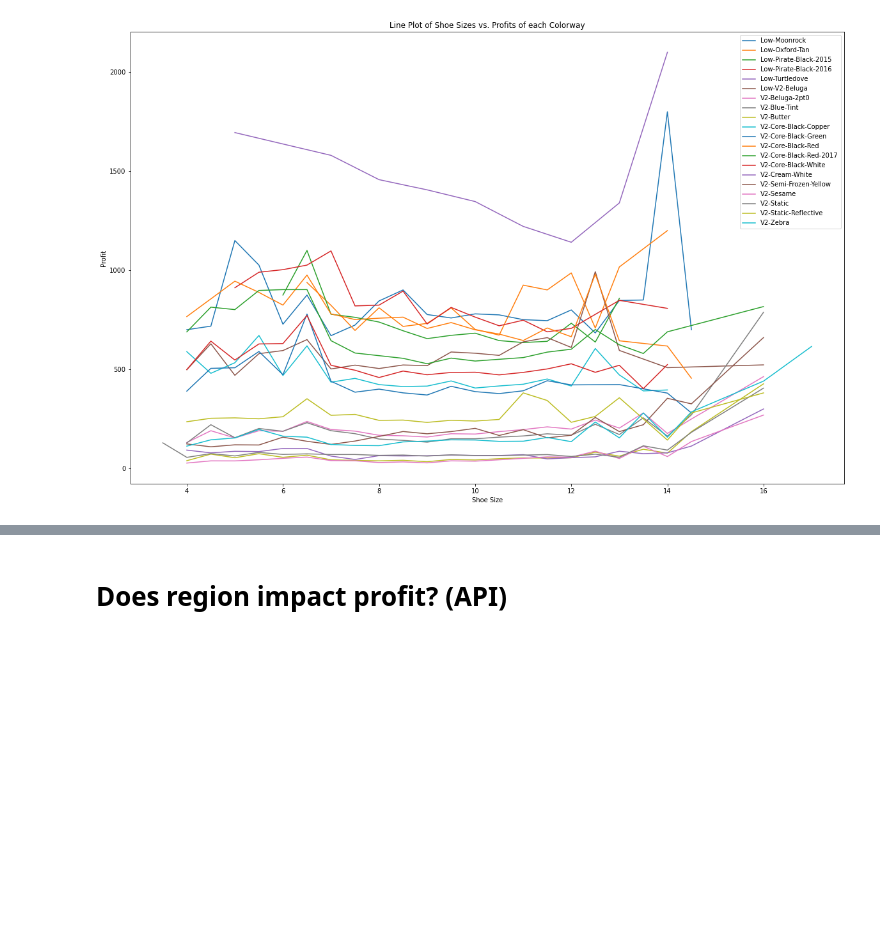
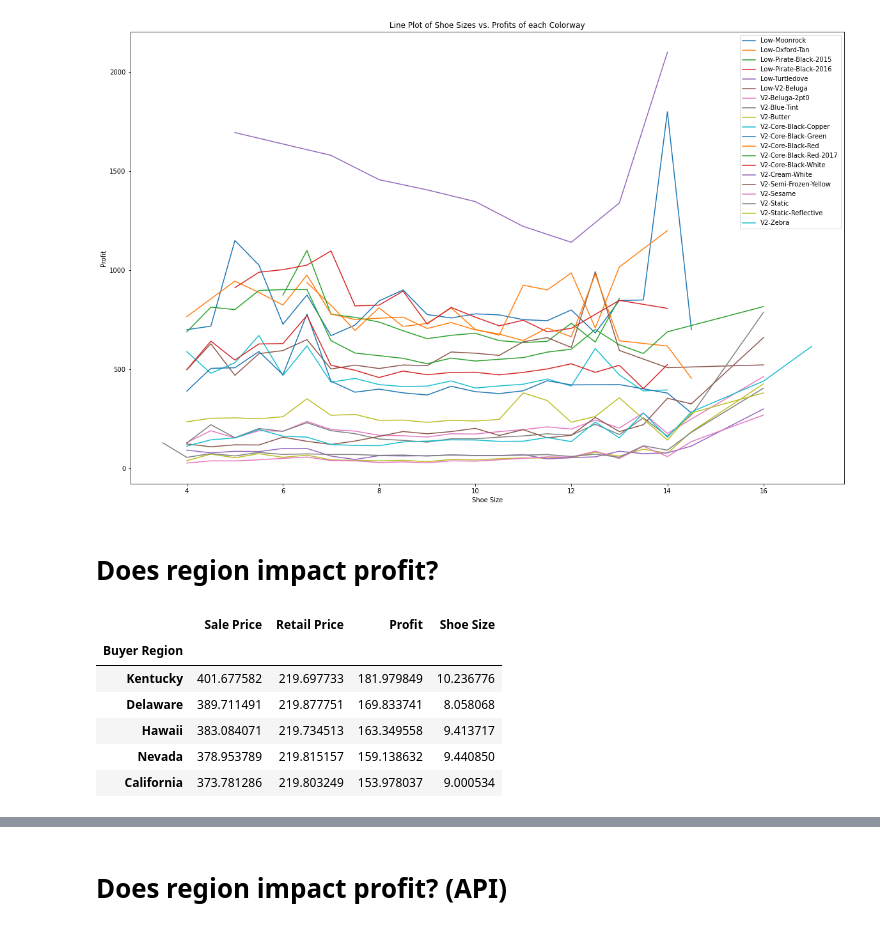
Before and after one commit to tjefferson15/Project-1-Hawks-, a Jupyter notebook: StockX.ipynb, the cells around one changed output, grey strips where cells are left out. Saved outputs shown, nothing was run; the diff lists cells and outputs as text; code cells hidden in the pictures; blank space fills up the shorter version.

```diff
--- a/StockX.ipynb
+++ b/StockX.ipynb
@@ -186,3 +186,17 @@ for x in unique_colorway:
     plt.legend()
 # %% [output]
 [figure]
+# %% [markdown]
+# <b>Does region impact profit?<b>
+# %%
+Buyer_Region = yeezy_stockx.groupby(["Buyer Region"])
+Buyer_Region_Profit = Buyer_Region.mean().sort_values("Profit", ascending=False)
+Buyer_Region_Profit.head()
+# %% [output]
+|  | Sale Price | Retail Price | Profit | Shoe Size |
+| Buyer Region |  |  |  |  |
+| Kentucky | 401.677582 | 219.697733 | 181.979849 | 10.236776 |
+| Delaware | 389.711491 | 219.877751 | 169.833741 | 8.058068 |
+| Hawaii | 383.084071 | 219.734513 | 163.349558 | 9.413717 |
+| Nevada | 378.953789 | 219.815157 | 159.138632 | 9.440850 |
+| California | 373.781286 | 219.803249 | 153.978037 | 9.000534 |
```
Also changed, not shown: parts of 2 cells of this notebook.
